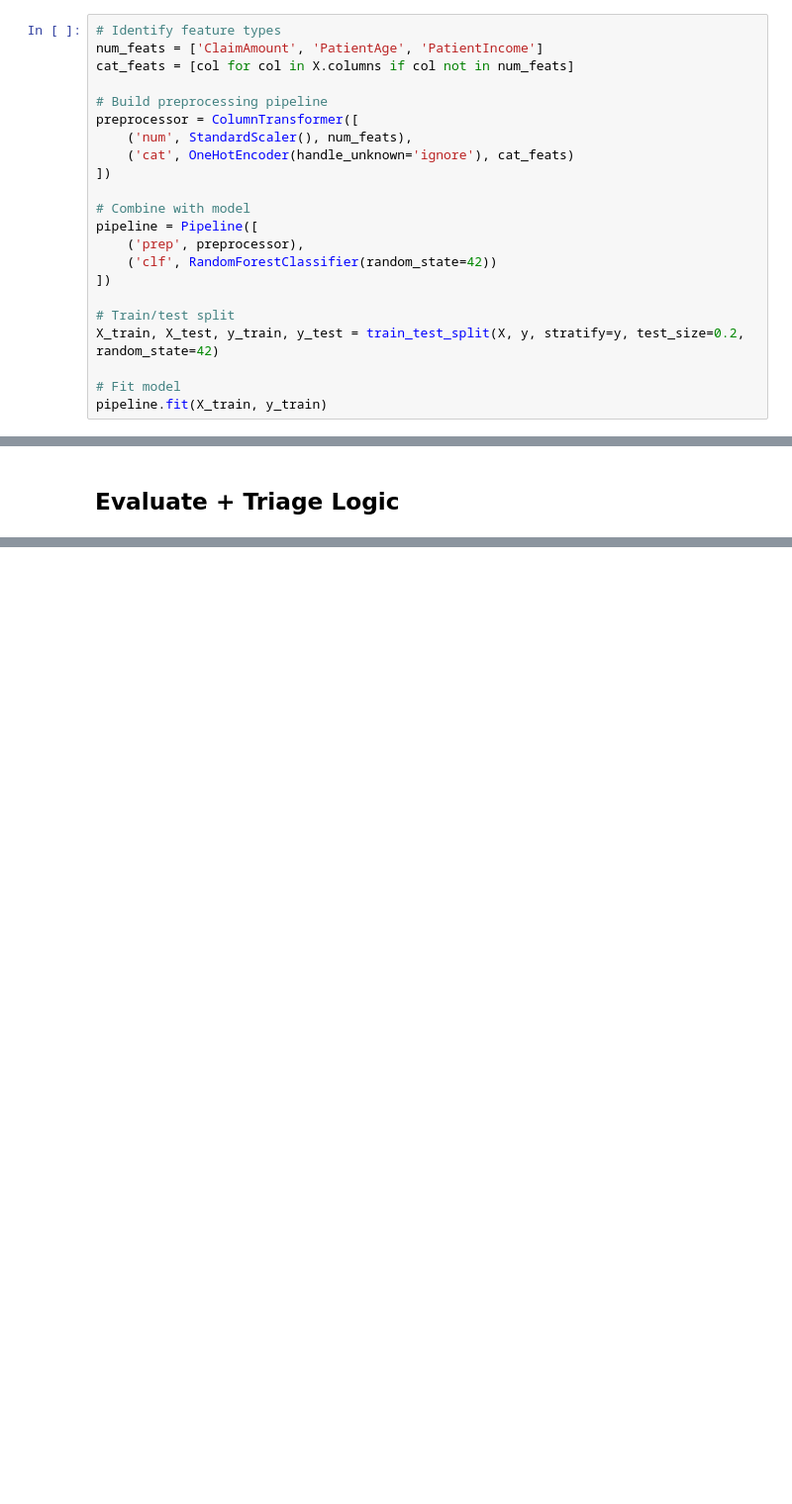
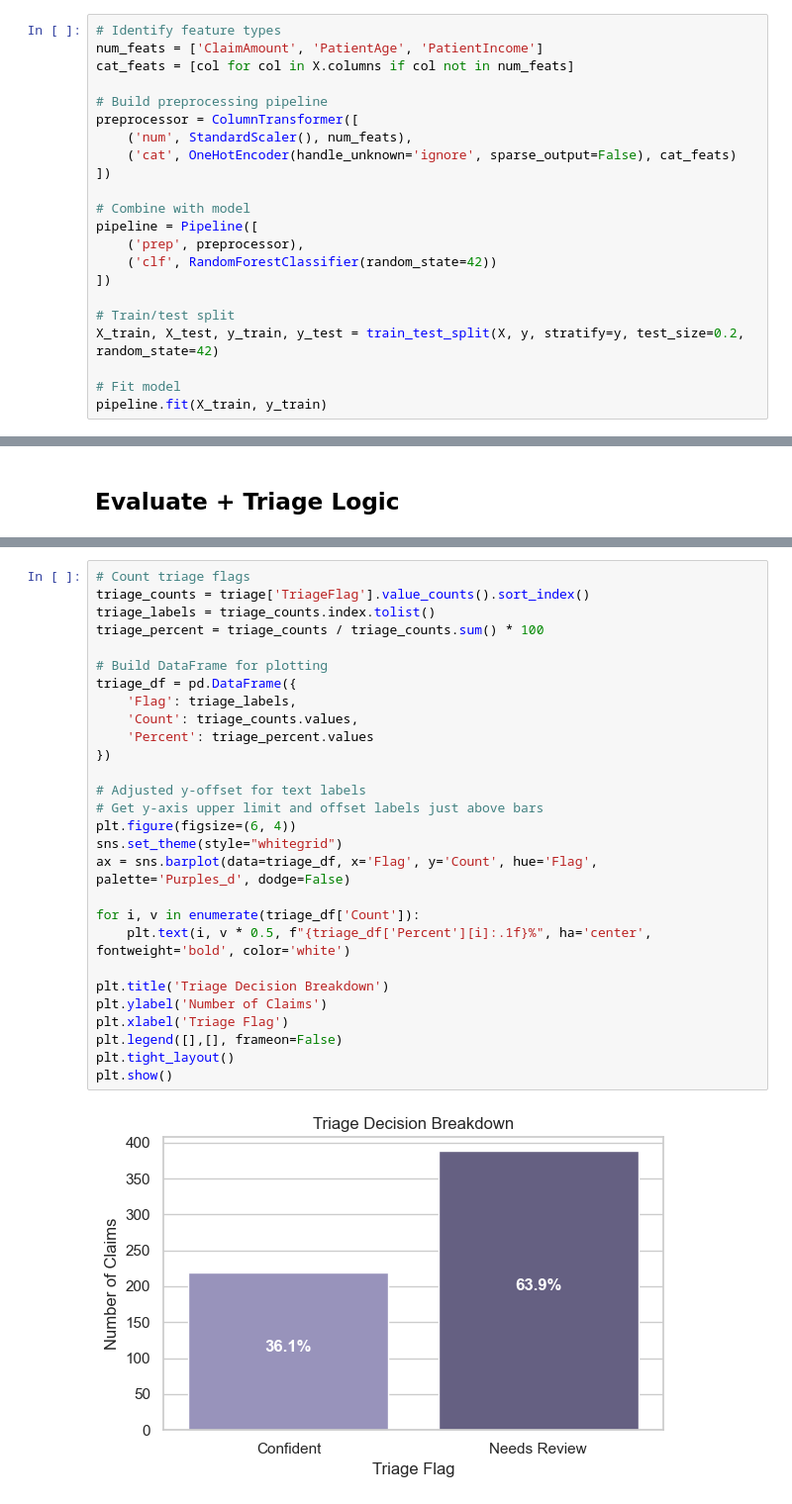
Before and after one commit to efall-dev/insurance-claim-triage-ml, a Jupyter notebook: notebooks/01_eda_model_triage.ipynb, the cells around one changed output, grey strips where cells are left out. Shown at 99% size. Drawn from its saved outputs; the diff is of its cells as text; blank space fills up the shorter version.

Commit message:
Add rendered notebook outputs for GitHub preview

```diff
--- a/notebooks/01_eda_model_triage.ipynb
+++ b/notebooks/01_eda_model_triage.ipynb
@@ -42,7 +83,7 @@ cat_feats = [col for col in X.columns if col not in num_feats]
 # Build preprocessing pipeline
 preprocessor = ColumnTransformer([
     ('num', StandardScaler(), num_feats),
-    ('cat', OneHotEncoder(handle_unknown='ignore'), cat_feats)
+    ('cat', OneHotEncoder(handle_unknown='ignore', sparse_output=False), cat_feats)
 ])
 
 # Combine with model
@@ -82,0 +167,30 @@ triage['TriageFlag'].value_counts()
+# %%
+# Count triage flags
+triage_counts = triage['TriageFlag'].value_counts().sort_index()
+triage_labels = triage_counts.index.tolist()
+triage_percent = triage_counts / triage_counts.sum() * 100
+
+# Build DataFrame for plotting
+triage_df = pd.DataFrame({
+    'Flag': triage_labels,
+    'Count': triage_counts.values,
+    'Percent': triage_percent.values
+})
+
+# Adjusted y-offset for text labels
+# Get y-axis upper limit and offset labels just above bars
+plt.figure(figsize=(6, 4))
+sns.set_theme(style="whitegrid")
+ax = sns.barplot(data=triage_df, x='Flag', y='Count', hue='Flag', palette='Purples_d', dodge=False)
+
+for i, v in enumerate(triage_df['Count']):
+    plt.text(i, v * 0.5, f"{triage_df['Percent'][i]:.1f}%", ha='center', fontweight='bold', color='white')
+
+plt.title('Triage Decision Breakdown')
+plt.ylabel('Number of Claims')
+plt.xlabel('Triage Flag')
+plt.legend([],[], frameon=False)
+plt.tight_layout()
+plt.show()
+# %% [output]
+[figure, added]
```
Also changed, not shown: parts of 10 cells of this notebook.
